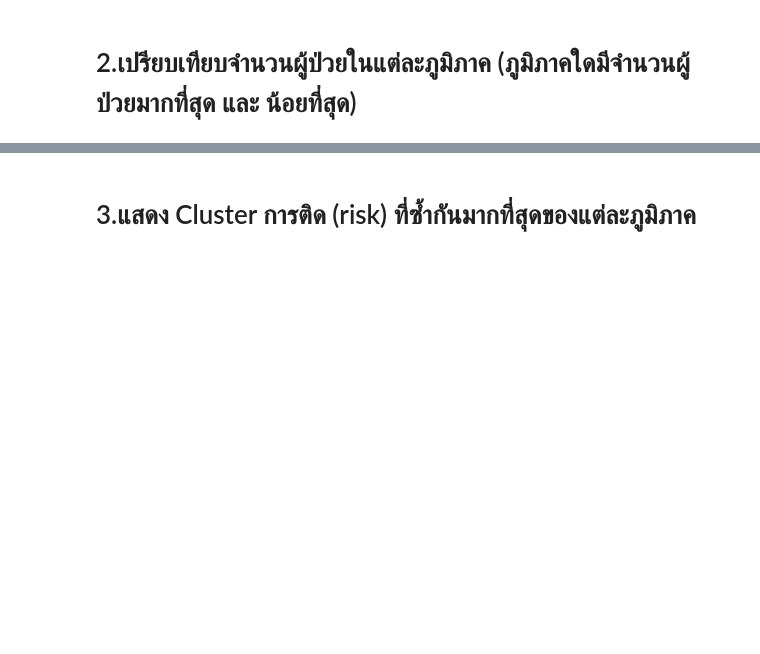
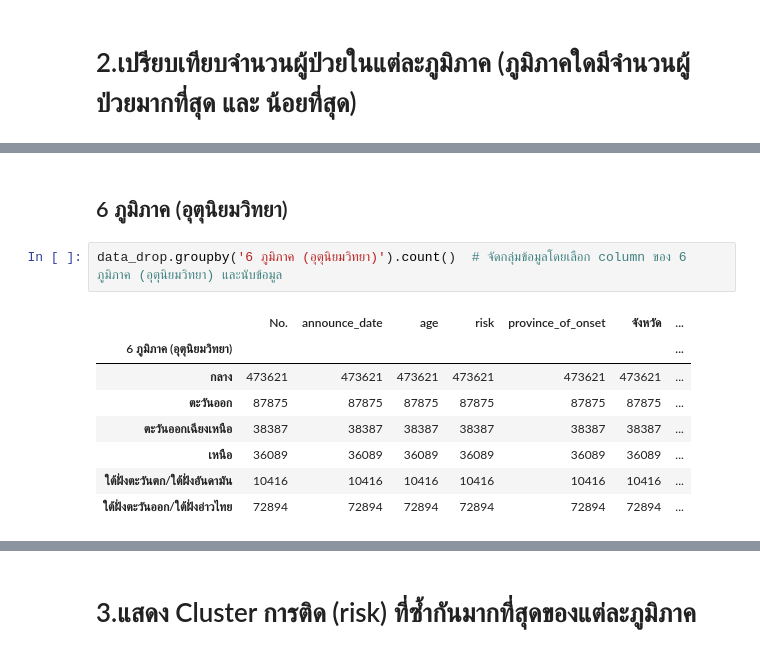
Before and after one commit to mintra-tippayaratsontorn/data_viz_2022, a Jupyter notebook: BasicPython&DataViz_midterm2022.ipynb, the cells around one changed output, grey strips where cells are left out. Saved outputs shown, nothing was run; the diff lists cells and outputs as text; blank space fills up the shorter version.

```diff
--- a/BasicPython&DataViz_midterm2022.ipynb
+++ b/BasicPython&DataViz_midterm2022.ipynb
@@ -493,0 +532,13 @@ no1_t5.iloc[:1,:]
+# %% [markdown]
+## 6 ภูมิภาค (อุตุนิยมวิทยา)
+# %%
+data_drop.groupby('6 ภูมิภาค (อุตุนิยมวิทยา)').count()  # จัดกลุ่มข้อมูลโดยเลือก column ของ 6 ภูมิภาค (อุตุนิยมวิทยา) และนับข้อมูล
+# %% [output]
+|  | No. | announce_date | age | risk | province_of_onset | จังหวัด | ... |
+| 6 ภูมิภาค (อุตุนิยมวิทยา) |  |  |  |  |  |  | ... |
+| กลาง | 473621 | 473621 | 473621 | 473621 | 473621 | 473621 | ... |
+| ตะวันออก | 87875 | 87875 | 87875 | 87875 | 87875 | 87875 | ... |
+| ตะวันออกเฉียงเหนือ | 38387 | 38387 | 38387 | 38387 | 38387 | 38387 | ... |
+| เหนือ | 36089 | 36089 | 36089 | 36089 | 36089 | 36089 | ... |
+| ใต้ฝั่งตะวันตก/ใต้ฝั่งอันดามัน | 10416 | 10416 | 10416 | 10416 | 10416 | 10416 | ... |
+| ใต้ฝั่งตะวันออก/ใต้ฝั่งอ่าวไทย | 72894 | 72894 | 72894 | 72894 | 72894 | 72894 | ... |
```
Also changed, not shown: parts of 15 cells of this notebook.
